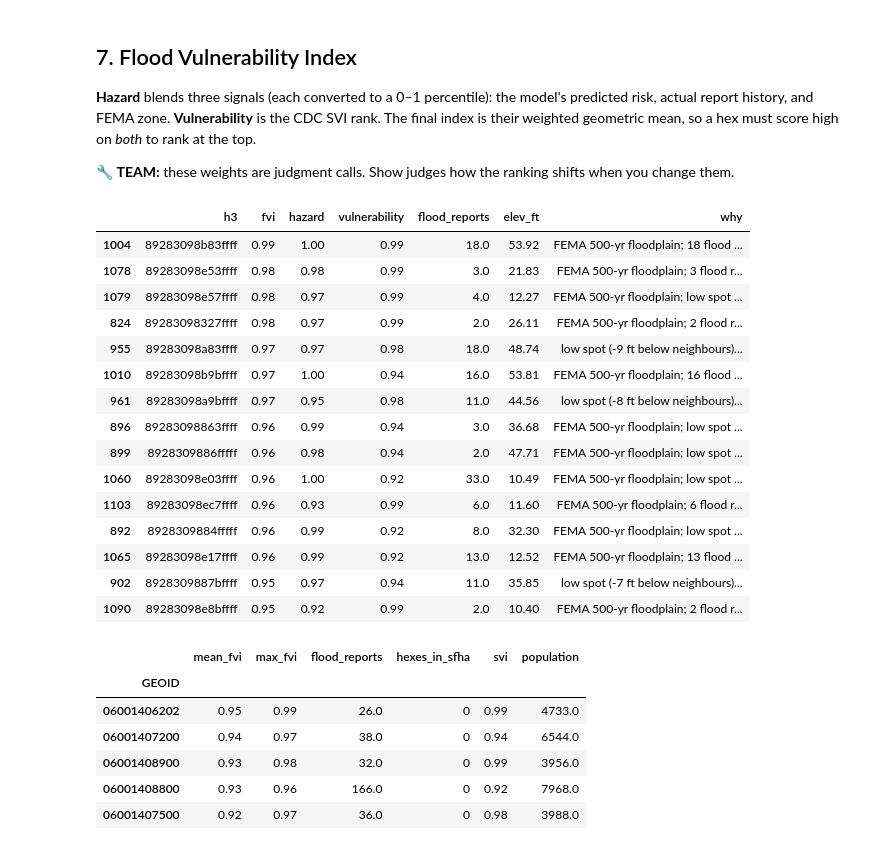
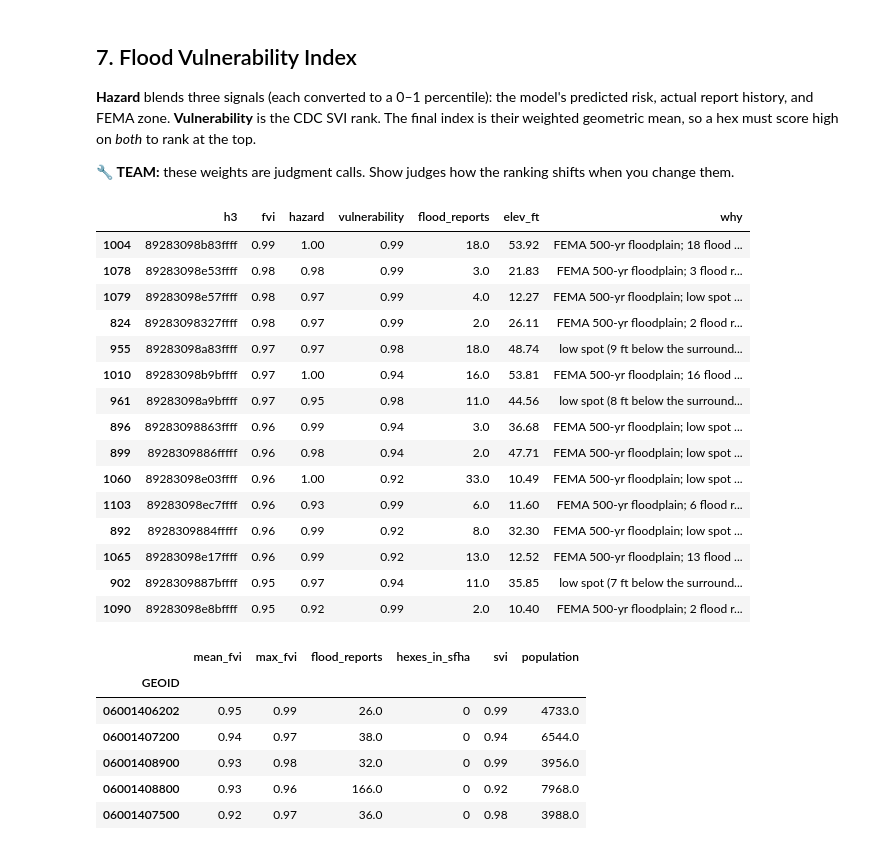
Before and after one commit to CooperMorris0/DataFest2026, a Jupyter notebook: oakland-flood-vulnerability/oakland_flood_starter.ipynb, the cells around one changed output. Drawn from its saved outputs; the diff is of its cells as text; code cells hidden in the pictures.

```diff
--- a/oakland-flood-vulnerability/oakland_flood_starter.ipynb
+++ b/oakland-flood-vulnerability/oakland_flood_starter.ipynb
@@ -376,44 +376,44 @@ W_INDEX = {"hazard": 0.5, "vulnerability": 0.5}
 
 pct = lambda s: s.rank(pct=True)
 hexes["fema_score"] = np.select([hexes.in_sfha == 1, hexes.in_500yr == 1], [1.0, 0.5], 0.0)
 hexes["hazard"] = (W_HAZARD["model"] * pct(hexes.p_flood)
                    + W_HAZARD["reports"] * pct(hexes.flood_reports + 0.5 * hexes.drain_reports)
                    + W_HAZARD["fema"] * hexes.fema_score)
 hexes["hazard"] = pct(hexes.hazard)
 hexes["vulnerability"] = hexes.svi_overall.fillna(hexes.svi_overall.median())
 hexes["fvi"] = (hexes.hazard ** W_INDEX["hazard"]) * (hexes.vulnerability ** W_INDEX["vulnerability"])
 
 def why(r):
     reasons = []
     if r.in_sfha: reasons.append("FEMA 100-yr floodplain")
     elif r.in_500yr: reasons.append("FEMA 500-yr floodplain")
-    if r.rel_elev_ft < -3: reasons.append(f"low spot ({r.rel_elev_ft:.0f} ft below neighbours)")
+    if r.rel_elev_ft < -3: reasons.append(f"low spot ({-r.rel_elev_ft:.0f} ft below the surrounding area)")
     if r.flood_reports: reasons.append(f"{int(r.flood_reports)} flood reports")
     if r.maybe_underreported: reasons.append("likely under-reported")
     if r.pct_no_vehicle >= 20: reasons.append(f"{r.pct_no_vehicle:.0f}% no car")
     if r.pct_limited_english >= 10: reasons.append(f"{r.pct_limited_english:.0f}% limited English")
     if r.svi_overall >= 0.8: reasons.append(f"SVI {r.svi_overall:.2f}")
     return "; ".join(reasons)
 
 hexes["why"] = hexes.apply(why, axis=1)
 top = hexes.sort_values("fvi", ascending=False).head(15)
 top[["h3", "fvi", "hazard", "vulnerability", "flood_reports", "elev_ft", "why"]].round(2)
 # %% [output]
 |  | h3 | fvi | hazard | vulnerability | flood_reports | elev_ft | why |
 | 1004 | 89283098b83ffff | 0.99 | 1.00 | 0.99 | 18.0 | 53.92 | FEMA 500-yr floodplain; 18 flood ... |
 | 1078 | 89283098e53ffff | 0.98 | 0.98 | 0.99 | 3.0 | 21.83 | FEMA 500-yr floodplain; 3 flood r... |
 | 1079 | 89283098e57ffff | 0.98 | 0.97 | 0.99 | 4.0 | 12.27 | FEMA 500-yr floodplain; low spot ... |
 | 824 | 89283098327ffff | 0.98 | 0.97 | 0.99 | 2.0 | 26.11 | FEMA 500-yr floodplain; 2 flood r... |
-| 955 | 89283098a83ffff | 0.97 | 0.97 | 0.98 | 18.0 | 48.74 | low spot (-9 ft below neighbours)... |
+| 955 | 89283098a83ffff | 0.97 | 0.97 | 0.98 | 18.0 | 48.74 | low spot (9 ft below the surround... |
 | 1010 | 89283098b9bffff | 0.97 | 1.00 | 0.94 | 16.0 | 53.81 | FEMA 500-yr floodplain; 16 flood ... |
-| 961 | 89283098a9bffff | 0.97 | 0.95 | 0.98 | 11.0 | 44.56 | low spot (-8 ft below neighbours)... |
+| 961 | 89283098a9bffff | 0.97 | 0.95 | 0.98 | 11.0 | 44.56 | low spot (8 ft below the surround... |
 | 896 | 89283098863ffff | 0.96 | 0.99 | 0.94 | 3.0 | 36.68 | FEMA 500-yr floodplain; low spot ... |
 | 899 | 8928309886fffff | 0.96 | 0.98 | 0.94 | 2.0 | 47.71 | FEMA 500-yr floodplain; low spot ... |
 | 1060 | 89283098e03ffff | 0.96 | 1.00 | 0.92 | 33.0 | 10.49 | FEMA 500-yr floodplain; low spot ... |
 | 1103 | 89283098ec7ffff | 0.96 | 0.93 | 0.99 | 6.0 | 11.60 | FEMA 500-yr floodplain; 6 flood r... |
 | 892 | 8928309884fffff | 0.96 | 0.99 | 0.92 | 8.0 | 32.30 | FEMA 500-yr floodplain; low spot ... |
 | 1065 | 89283098e17ffff | 0.96 | 0.99 | 0.92 | 13.0 | 12.52 | FEMA 500-yr floodplain; 13 flood ... |
-| 902 | 8928309887bffff | 0.95 | 0.97 | 0.94 | 11.0 | 35.85 | low spot (-7 ft below neighbours)... |
+| 902 | 8928309887bffff | 0.95 | 0.97 | 0.94 | 11.0 | 35.85 | low spot (7 ft below the surround... |
 | 1090 | 89283098e8bffff | 0.95 | 0.92 | 0.99 | 2.0 | 10.40 | FEMA 500-yr floodplain; 2 flood r... |
 # %%
 # Roll up to census tracts — easier to talk about than hexes
```
Also changed, not shown: parts of 6 cells of this notebook, 5 other files.
